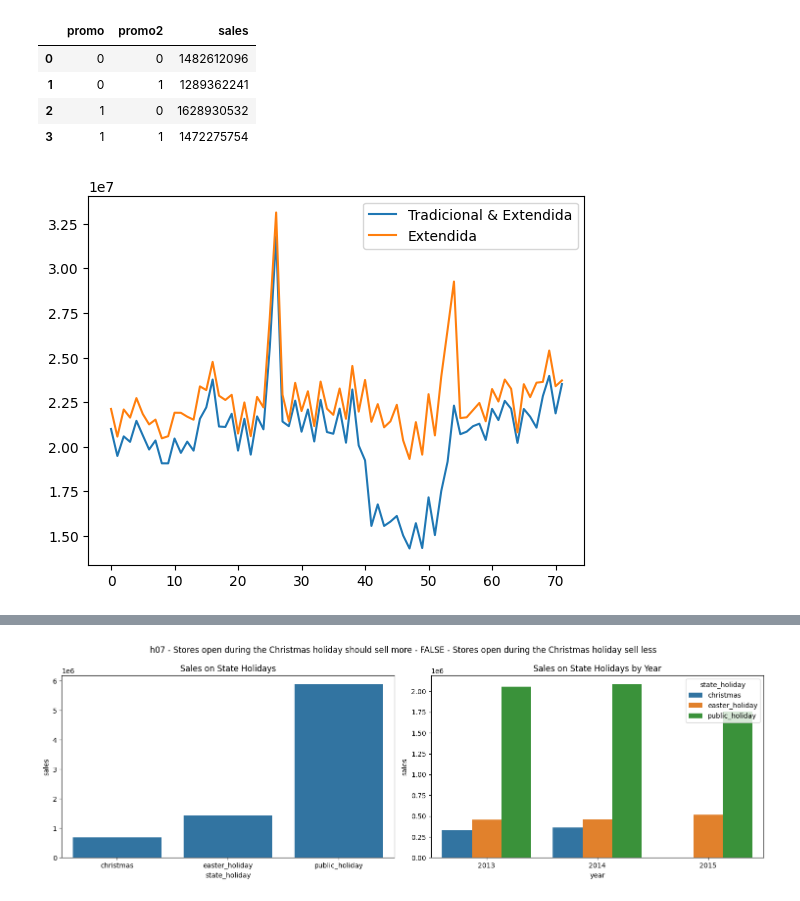
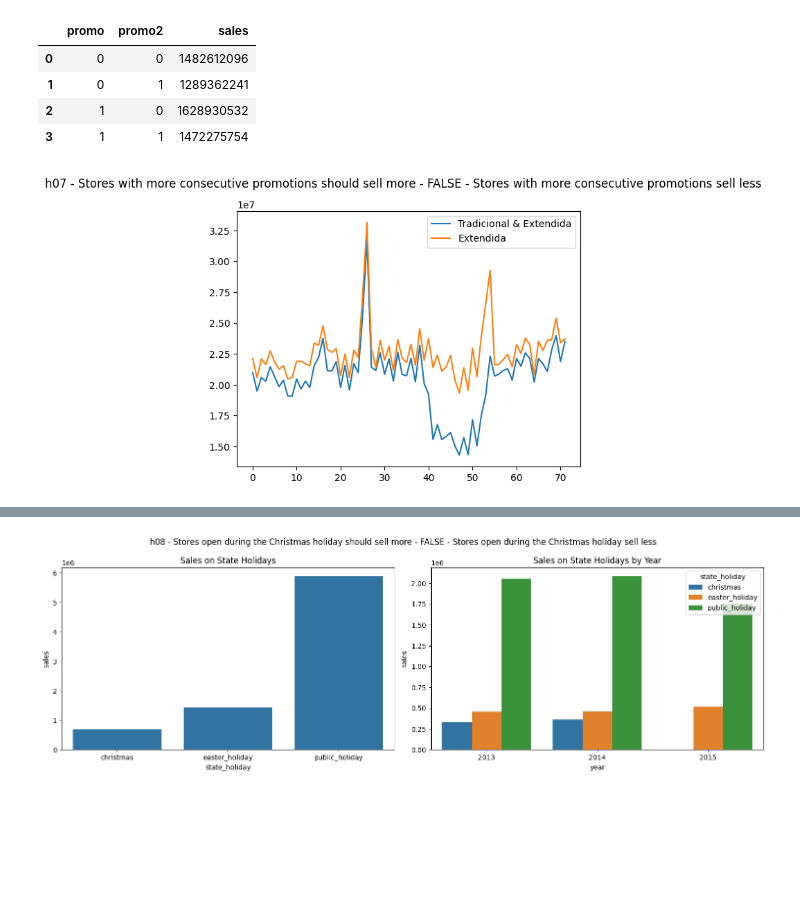
Before and after one commit to pmusachio/rossmann_store_sales_prediction, a Jupyter notebook: notebook/modelo_cds.ipynb, the cells around one changed output, grey strips where cells are left out. Cells and saved outputs as stored; diff of their text form; code cells hidden in the pictures; blank space fills up the shorter version.

```diff
--- a/notebook/modelo_cds.ipynb
+++ b/notebook/modelo_cds.ipynb
@@ -614,10 +608,12 @@ df4[['promo', 'promo2', 'sales']].groupby( ['promo', 'promo2'] ).sum().reset_ind
 # %%
 aux1 = df4[( df4['promo'] == 1 ) & ( df4['promo2'] == 1 )][['year_week', 'sales']].groupby( 'year_week' ).sum().reset_index()
 ax = aux1.plot()
 
 aux2 = df4[( df4['promo'] == 1 ) & ( df4['promo2'] == 0 )][['year_week', 'sales']].groupby( 'year_week' ).sum().reset_index()
 aux2.plot( ax=ax )
 
-ax.legend( labels=['Tradicional & Extendida', 'Extendida']);
+ax.legend( labels=['Tradicional & Extendida', 'Extendida'])
+
+plt.suptitle('h07 - Stores with more consecutive promotions should sell more - FALSE - Stores with more consecutive promotions sell less');
 # %% [output]
-[figure, old version]
+[figure, new version]
```
Also changed, not shown: parts of 25 cells of this notebook, 6 other files.
